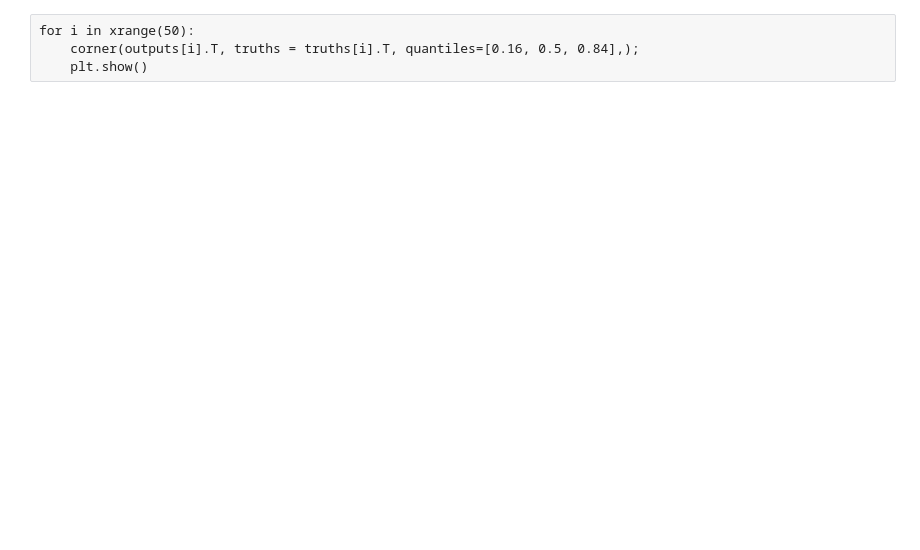
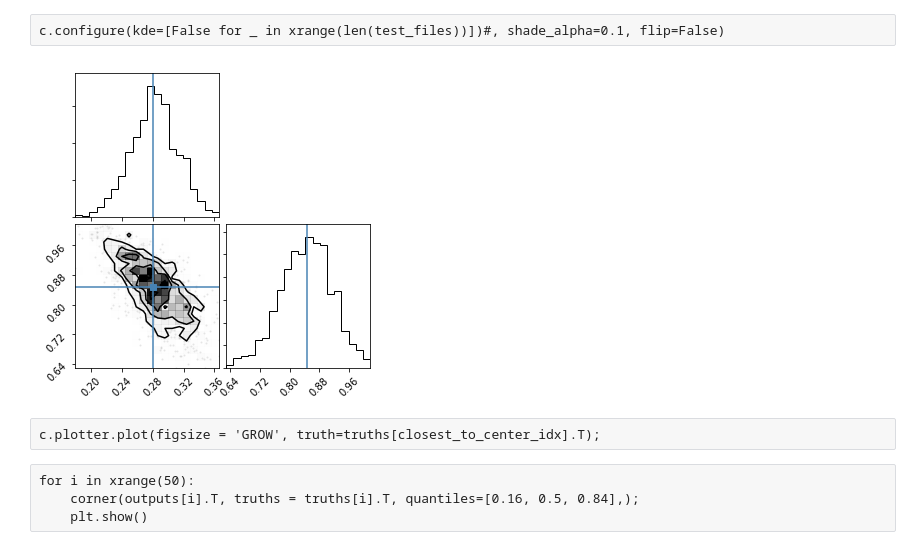
Before and after one commit to mclaughlin6464/uatu, a Jupyter notebook: notebooks/Visulaize Pytorch Test.ipynb, the cells around one changed output. Cells and saved outputs as stored; diff of their text form; code cells hidden in the pictures; blank space fills up the shorter version.

```diff
--- a/notebooks/Visulaize Pytorch Test.ipynb
+++ b/notebooks/Visulaize Pytorch Test.ipynb
@@ -67,3 +99,11 @@ plt.show()
+# %% [raw]
+c.configure(kde=[False for _ in xrange(len(test_files))])#, shade_alpha=0.1, flip=False)
+# %%
+corner(outputs[closest_to_center_idx].T, truths= truths[closest_to_center_idx].T);
+# %% [output]
+[figure, added]
+# %% [raw]
+c.plotter.plot(figsize = 'GROW', truth=truths[closest_to_center_idx].T);
 # %% [raw]
 for i in xrange(50):
     corner(outputs[i].T, truths = truths[i].T, quantiles=[0.16, 0.5, 0.84],);
```
Also changed, not shown: parts of 22 cells of this notebook, 15 other files.
